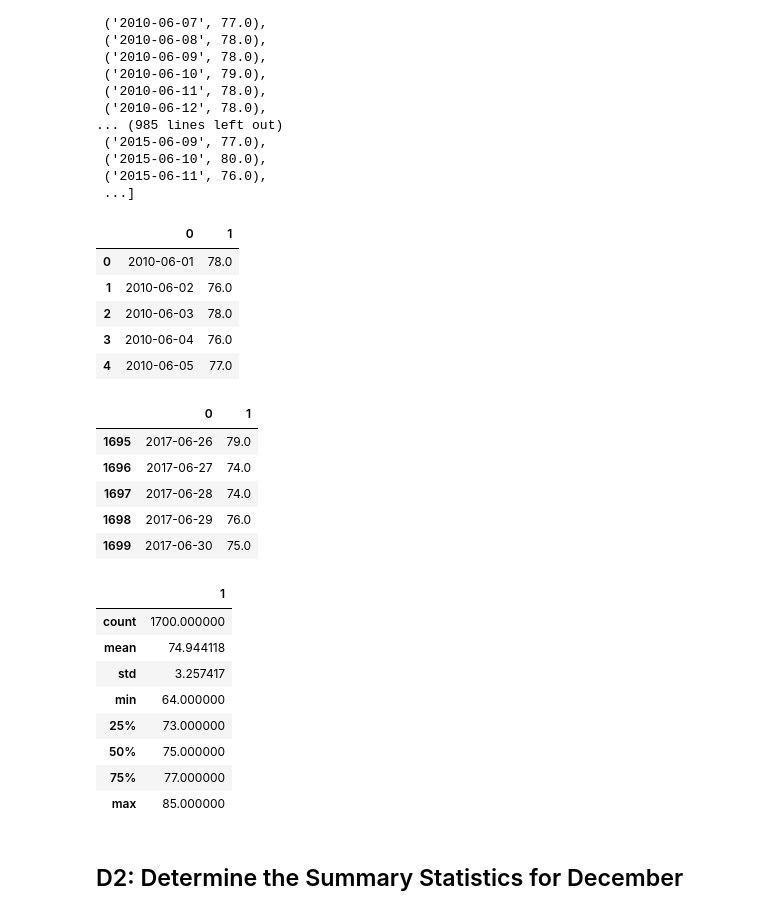
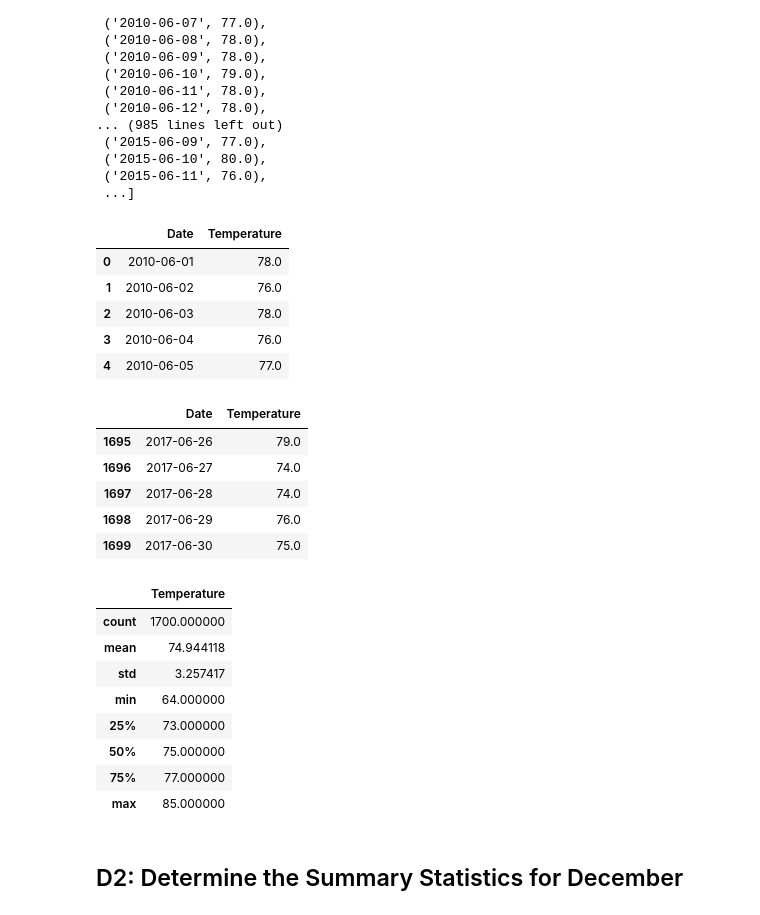
Before and after one commit to clarkb21/surfs_up, a Jupyter notebook: SurfsUp_Challenge.ipynb, the cells around one changed output. Drawn from its saved outputs; the diff is of its cells as text; code cells hidden in the pictures.

```diff
--- a/SurfsUp_Challenge.ipynb
+++ b/SurfsUp_Challenge.ipynb
@@ -56,9 +56,10 @@ results.all()
 # %%
 # 4. Create a DataFrame from the list of temperatures for the month of June.
 june_temps_df = pd.DataFrame(results)
+june_temps_df.columns = ["Date", "Temperature"]
 june_temps_df.head()
 # %% [output]
-|  | 0 | 1 |
+|  | Date | Temperature |
 | 0 | 2010-06-01 | 78.0 |
 | 1 | 2010-06-02 | 76.0 |
 | 2 | 2010-06-03 | 78.0 |
@@ -67,7 +68,7 @@ june_temps_df.head()
 # %%
 june_temps_df.tail()
 # %% [output]
-|  | 0 | 1 |
+|  | Date | Temperature |
 | 1695 | 2017-06-26 | 79.0 |
 | 1696 | 2017-06-27 | 74.0 |
 | 1697 | 2017-06-28 | 74.0 |
@@ -77,7 +78,7 @@ june_temps_df.tail()
 # 5. Calculate and print out the summary statistics for the June temperature DataFrame.
 june_temps_df.describe()
 # %% [output]
-|  | 1 |
+|  | Temperature |
 | count | 1700.000000 |
 | mean | 74.944118 |
 | std | 3.257417 |
```
Also changed, not shown: parts of 3 cells of this notebook.
